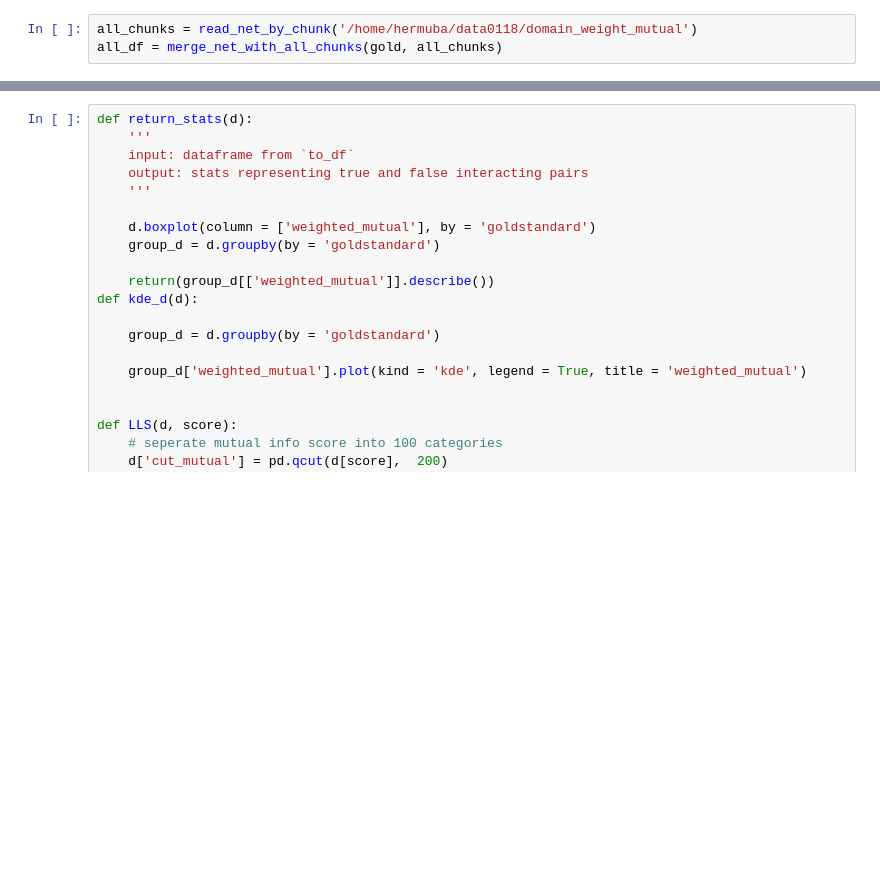
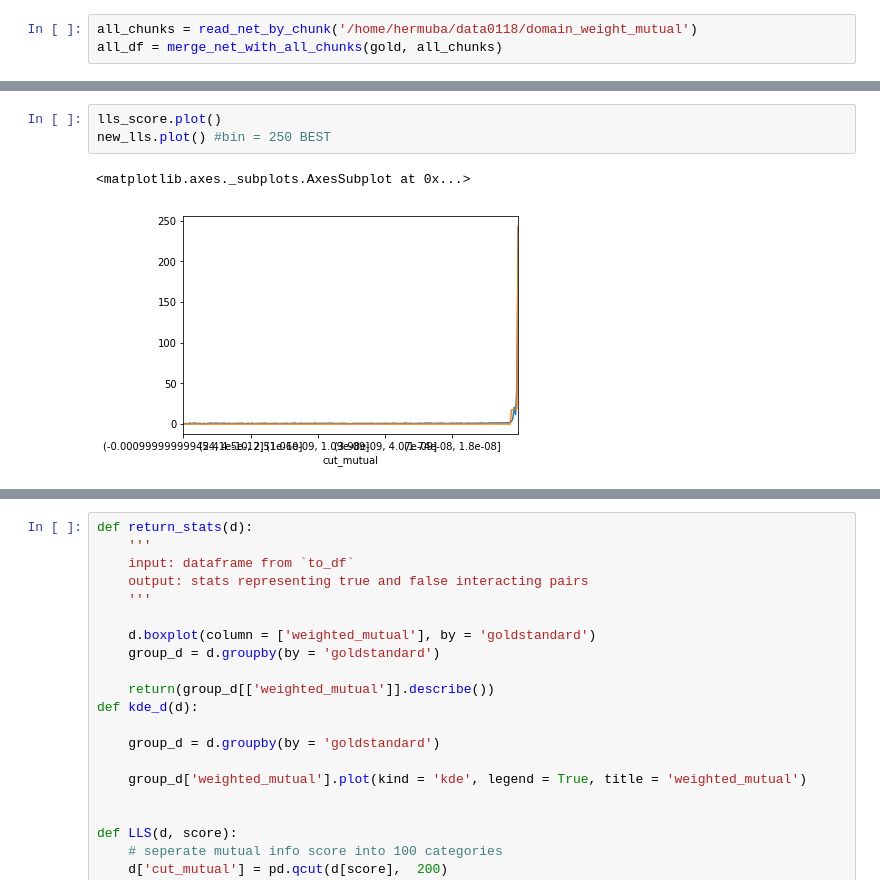
Before and after one commit to algaebrown/resistanceExp, a Jupyter notebook: visualization/exp11_gold_standard/20190212_domain_benchmarking.ipynb, the cells around one changed output, grey strips where cells are left out. Drawn from its saved outputs; the diff is of its cells as text; blank space fills up the shorter version.

```diff
--- a/visualization/exp11_gold_standard/20190212_domain_benchmarking.ipynb
+++ b/visualization/exp11_gold_standard/20190212_domain_benchmarking.ipynb
@@ -50,0 +44,6 @@ NameError: name 'd' is not defined
+# %%
+lls_score.plot()
+new_lls.plot() #bin = 250 BEST
+# %% [output]
+<matplotlib.axes._subplots.AxesSubplot at 0x...>
+[figure, added]
```
Also changed, not shown: parts of 47 cells of this notebook, 12 other files.
